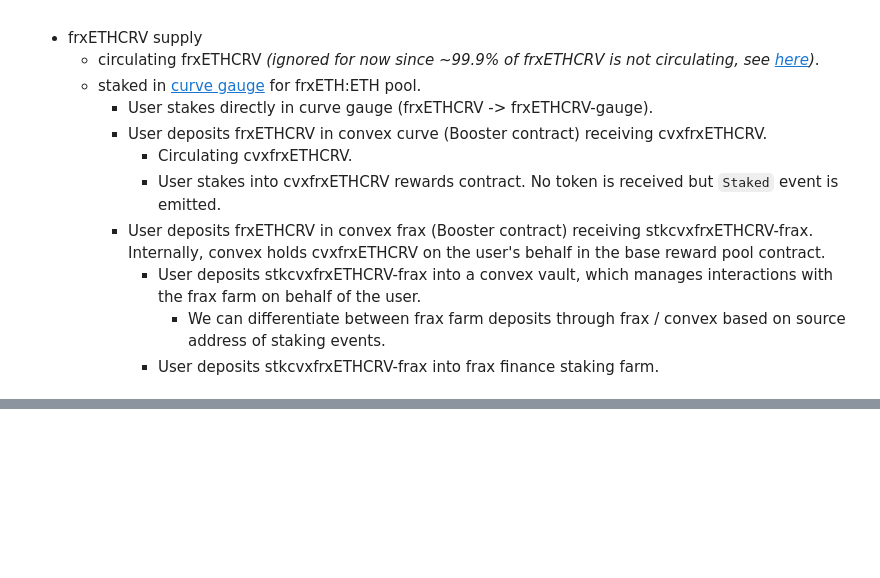
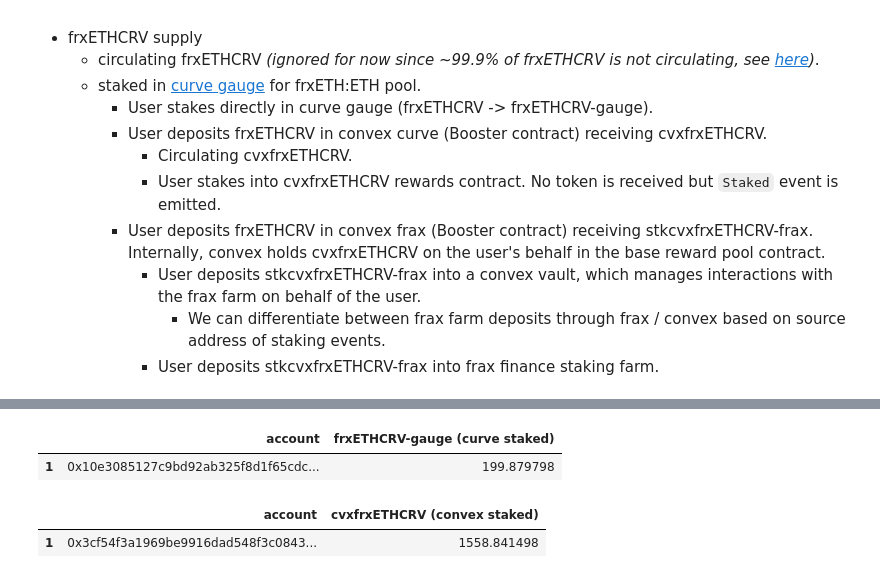
Before and after one commit to bam4564/flywheel, a Jupyter notebook: frxETH.ipynb, the cells around one changed output, grey strips where cells are left out. Drawn from its saved outputs; the diff is of its cells as text; code cells hidden in the pictures; blank space fills up the shorter version.

```diff
--- a/frxETH.ipynb
+++ b/frxETH.ipynb
@@ -372,0 +318,20 @@ df_final.head()
+# %%
+df_curve_staking = remove_nrows_with_value(df_curve, ADDRESS_CONVEX_VOTER_PROXY, key='provider')
+df_curve_staking = (
+    df_curve_staking.rename(columns={'provider': 'account', 'value': 'frxETHCRV-gauge (curve staked)'})
+    .drop(columns=['platform'])
+)
+# df_curve_staking.head(1)
+# %% [output]
+|  | account | frxETHCRV-gauge (curve staked) |
+| 1 | 0x10e3085127c9bd92ab325f8d1f65cdc... | 199.879798 |
+# %%
+df_convex_staking = remove_nrows_with_value(df_convex, ADDRESS_CONVEX_STAKING_WRAPPER_FRAX, key='account')
+df_convex_staking = (
+    df_convex_staking.rename(columns={'amount': 'cvxfrxETHCRV (convex staked)'})
+    .drop(columns=['platform'])
+)
+# df_convex_staking.head(1)
+# %% [output]
+|  | account | cvxfrxETHCRV (convex staked) |
+| 1 | 0x3cf54f3a1969be9916dad548f3c0843... | 1558.841498 |
```
Also changed, not shown: parts of 38 cells of this notebook.
